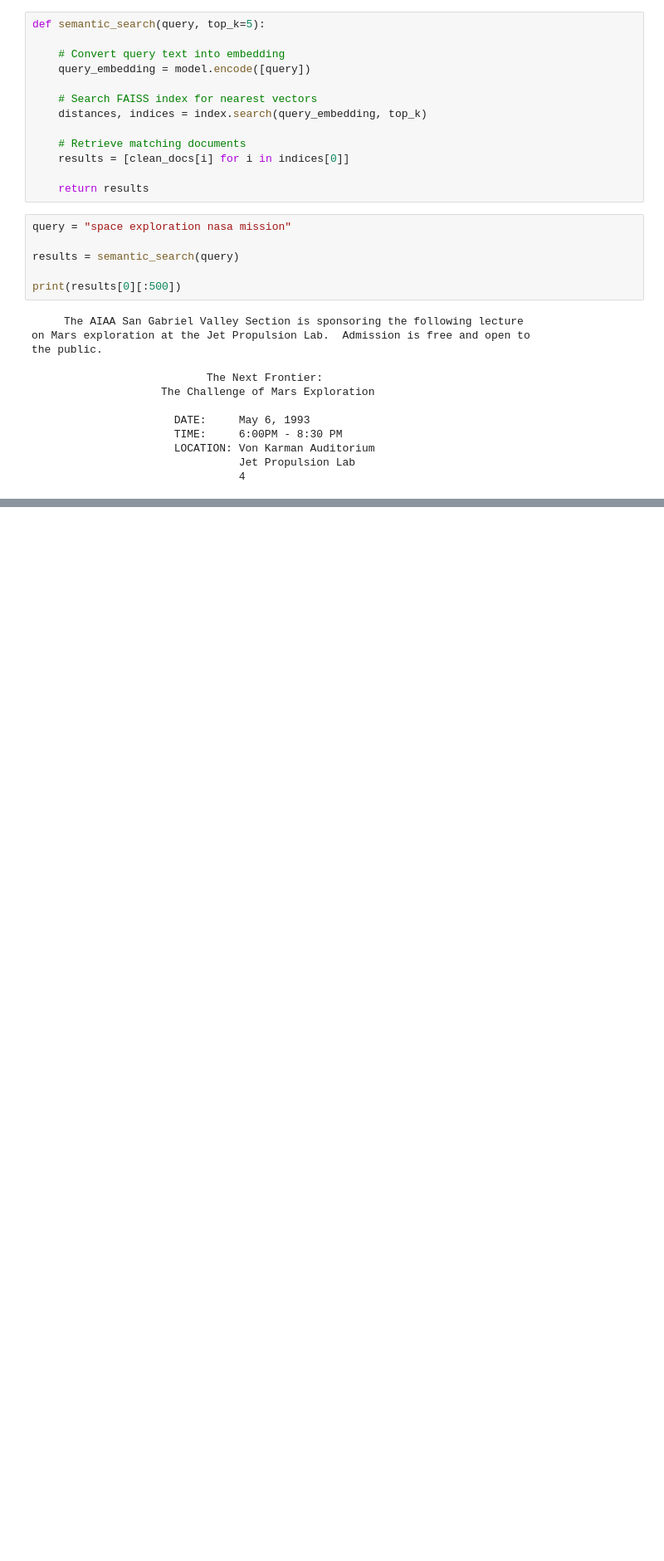
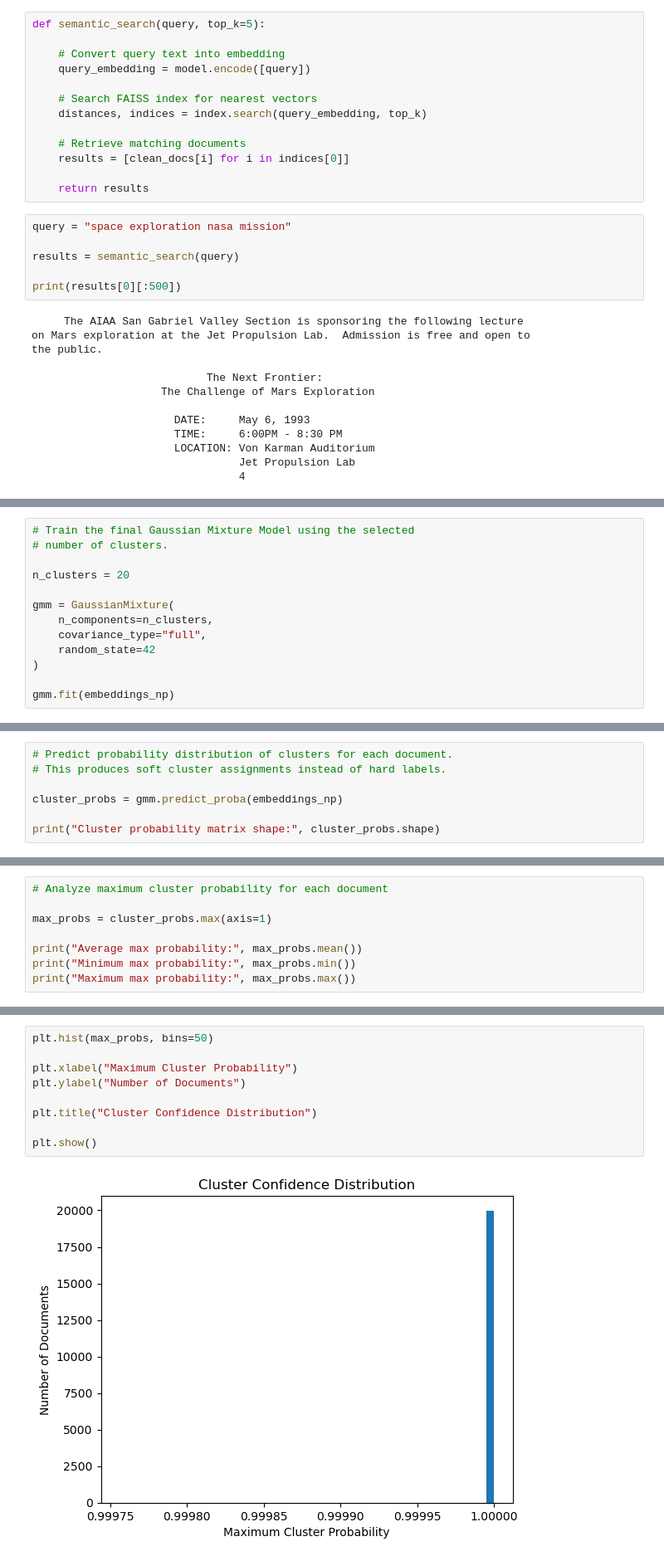
Before and after one commit to bold24-AY/trademarkia-semantic-search, a Jupyter notebook: notebooks/semantic_search_system.ipynb, the cells around one changed output, grey strips where cells are left out. Shown at 83% size. Drawn from its saved outputs; the diff is of its cells as text; blank space fills up the shorter version.

```diff
--- a/notebooks/semantic_search_system.ipynb
+++ b/notebooks/semantic_search_system.ipynb
@@ -330,0 +404,13 @@ the public.
+# %%
+# Train the final Gaussian Mixture Model using the selected
+# number of clusters.
+
+n_clusters = 20
+
+gmm = GaussianMixture(
+    n_components=n_clusters,
+    covariance_type="full",
+    random_state=42
+)
+
+gmm.fit(embeddings_np)
@@ -330,0 +419,7 @@ the public.
+# %%
+# Predict probability distribution of clusters for each document.
+# This produces soft cluster assignments instead of hard labels.
+
+cluster_probs = gmm.predict_proba(embeddings_np)
+
+print("Cluster probability matrix shape:", cluster_probs.shape)
@@ -330,0 +428,8 @@ the public.
+# %%
+# Analyze maximum cluster probability for each document
+
+max_probs = cluster_probs.max(axis=1)
+
+print("Average max probability:", max_probs.mean())
+print("Minimum max probability:", max_probs.min())
+print("Maximum max probability:", max_probs.max())
@@ -330,0 +440,11 @@ the public.
+# %%
+plt.hist(max_probs, bins=50)
+
+plt.xlabel("Maximum Cluster Probability")
+plt.ylabel("Number of Documents")
+
+plt.title("Cluster Confidence Distribution")
+
+plt.show()
+# %% [output]
+[figure, added]
```
Also changed, not shown: parts of 9 cells of this notebook.
